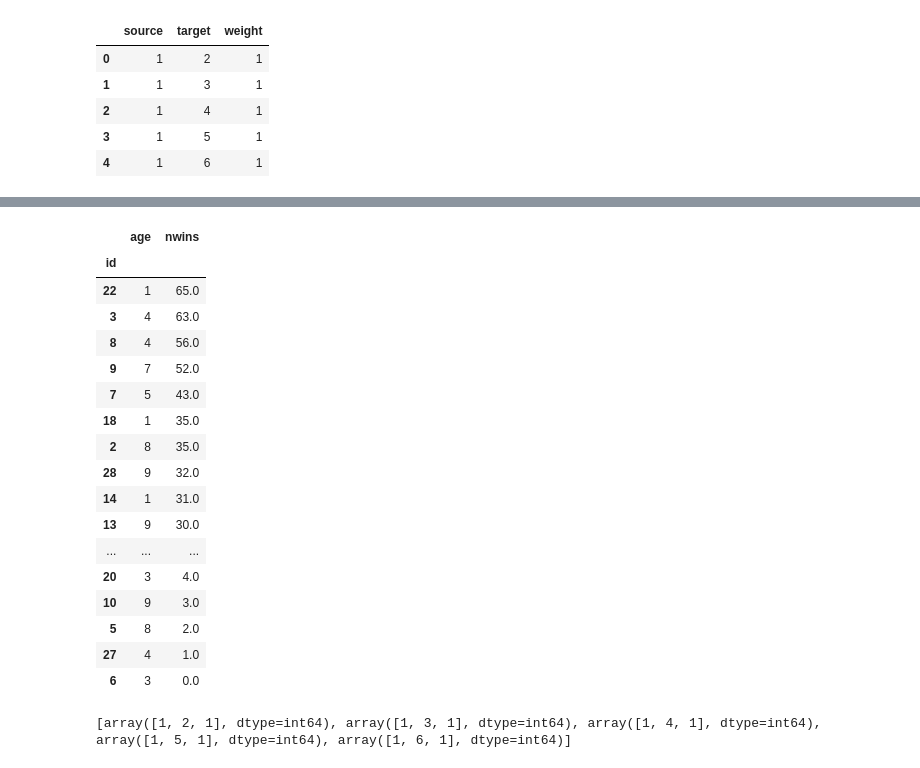
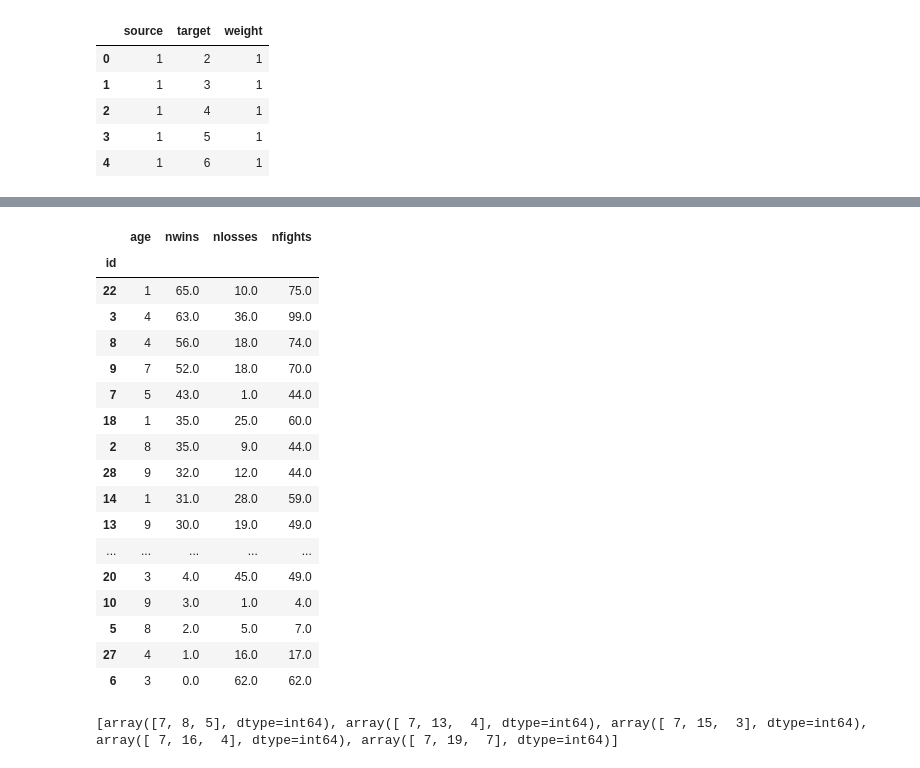
Before and after one commit to MCGallaspy/dse241_hw, a Jupyter notebook: exercise5/Network visualization.ipynb, the cells around one changed output, grey strips where cells are left out. Drawn from its saved outputs; the diff is of its cells as text; code cells hidden in the pictures.

```diff
--- a/exercise5/Network visualization.ipynb
+++ b/exercise5/Network visualization.ipynb
@@ -61,6 +107,4 @@ wins[wins.source==1]
 # %%
-nwins = wins.loc[:, ("source", "weight")].groupby(by="source").sum()
-nwins["neg_weight"] = -nwins.weight
-nwins["anti_weight"] = nwins.weight.max() - nwins.weight
+nwins = wins.loc[:, ("source", "weight")].groupby(by="source").sum().fillna(0)
 nwins.head()
 # %% [output]
@@ -73,0 +118,3 @@ nwins.head()
+# %%
+nlosses = wins.loc[:, ("target", "weight")].groupby(by="target").sum().fillna(0)
+nlosses.head()
@@ -74,35 +129,39 @@ nwins.head()
 # %%
 ages["nwins"] = nwins.weight
+ages["nlosses"] = nlosses.weight
 ages.nwins = ages.nwins.fillna(0)
+ages.nlosses = ages.nlosses.fillna(0)
+ages["nfights"] = ages.nwins + ages.nlosses
 ages.sort_values(by="nwins", ascending=False)
 # %% [output]
-|  | age | nwins |
-| id |  |  |
-| 22 | 1 | 65.0 |
-| 3 | 4 | 63.0 |
-| 8 | 4 | 56.0 |
-| 9 | 7 | 52.0 |
-| 7 | 5 | 43.0 |
-| 18 | 1 | 35.0 |
-| 2 | 8 | 35.0 |
-| 28 | 9 | 32.0 |
-| 14 | 1 | 31.0 |
-| 13 | 9 | 30.0 |
-| ... | ... | ... |
-| 20 | 3 | 4.0 |
-| 10 | 9 | 3.0 |
-| 5 | 8 | 2.0 |
-| 27 | 4 | 1.0 |
-| 6 | 3 | 0.0 |
+|  | age | nwins | nlosses | nfights |
+| id |  |  |  |  |
+| 22 | 1 | 65.0 | 10.0 | 75.0 |
+| 3 | 4 | 63.0 | 36.0 | 99.0 |
+| 8 | 4 | 56.0 | 18.0 | 74.0 |
+| 9 | 7 | 52.0 | 18.0 | 70.0 |
+| 7 | 5 | 43.0 | 1.0 | 44.0 |
+| 18 | 1 | 35.0 | 25.0 | 60.0 |
+| 2 | 8 | 35.0 | 9.0 | 44.0 |
+| 28 | 9 | 32.0 | 12.0 | 44.0 |
+| 14 | 1 | 31.0 | 28.0 | 59.0 |
+| 13 | 9 | 30.0 | 19.0 | 49.0 |
+| ... | ... | ... | ... | ... |
+| 20 | 3 | 4.0 | 45.0 | 49.0 |
+| 10 | 9 | 3.0 | 1.0 | 4.0 |
+| 5 | 8 | 2.0 | 5.0 | 7.0 |
+| 27 | 4 | 1.0 | 16.0 | 17.0 |
+| 6 | 3 | 0.0 | 62.0 | 62.0 |
 # %%
 import networkx as nx
 # %%
-G = nx.MultiDiGraph()
-ages = ages.sort_values(by="id", ascending=False)
+G = nx.DiGraph()
+ages = ages.sample(frac=1, random_state=42)
 for id_ in ages.index.values:
     G.add_node(id_)
-edges = [row.values[:3] for idx, row in wins.iterrows()]
+wd_mask = win_difference.weight > win_difference.weight.median()
+edges = [row.values[:3] for idx, row in win_difference[wd_mask].iterrows()]
 print(edges[:5])
 G.add_weighted_edges_from(edges)
 # %% [output]
-[array([1, 2, 1], dtype=int64), array([1, 3, 1], dtype=int64), array([1, 4, 1], dtype=int64), array([1, 5, 1], dtype=int64), array([1, 6, 1], dtype=int64)]
+[array([7, 8, 5], dtype=int64), array([ 7, 13,  4], dtype=int64), array([ 7, 15,  3], dtype=int64), array([ 7, 16,  4], dtype=int64), array([ 7, 19,  7], dtype=int64)]
```
Also changed, not shown: parts of 11 cells of this notebook.
